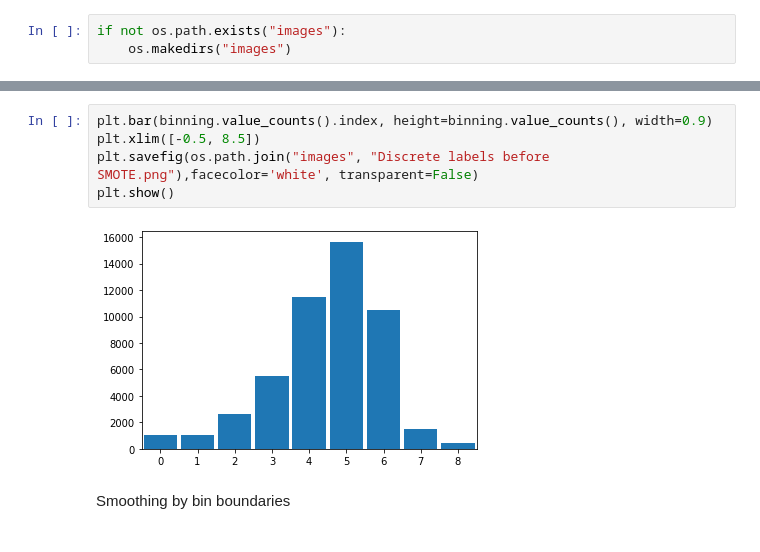
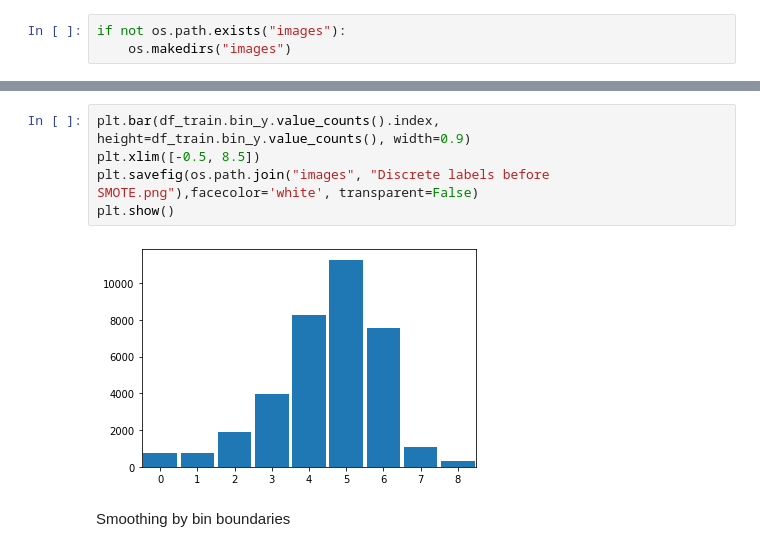
Before and after one commit to MickPerl/DataAnalyticsProject, a Jupyter notebook: notebook.ipynb, the cells around one changed output, grey strips where cells are left out. Cells and saved outputs as stored; diff of their text form.

```diff
--- a/notebook.ipynb
+++ b/notebook.ipynb
@@ -494,10 +470,10 @@ binning.shape
 # %%
-plt.bar(binning.value_counts().index, height=binning.value_counts(), width=0.9)
+plt.bar(df_train.bin_y.value_counts().index, height=df_train.bin_y.value_counts(), width=0.9)
 plt.xlim([-0.5, 8.5])
 plt.savefig(os.path.join("images", "Discrete labels before SMOTE.png"),facecolor='white', transparent=False)
 plt.show()
 # %% [output]
-[figure, old version]
+[figure, new version]
 # %% [markdown]
 Smoothing by bin boundaries
 # %% [markdown]
```
Also changed, not shown: parts of 21 cells of this notebook.
